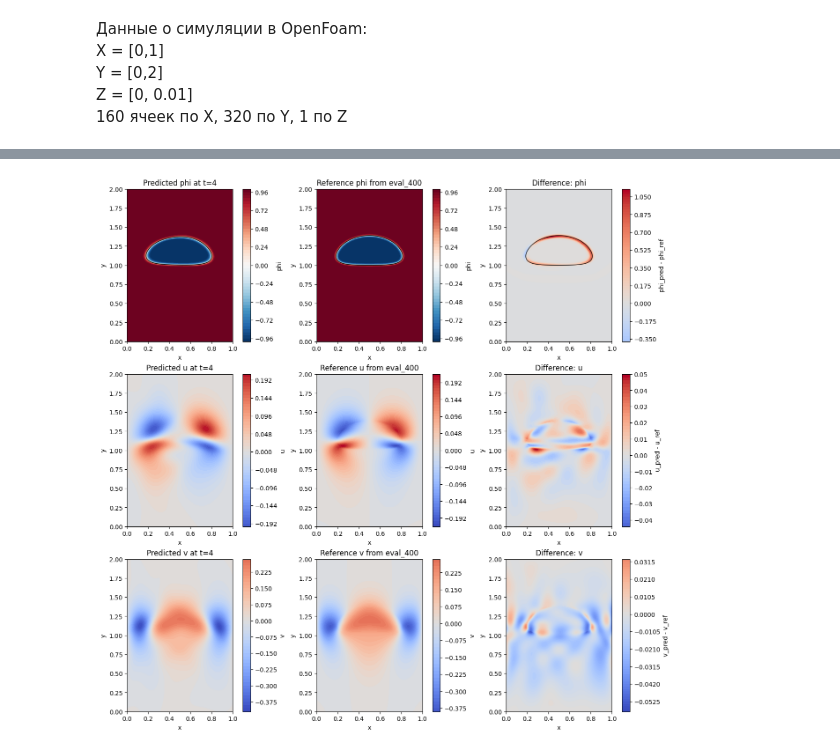
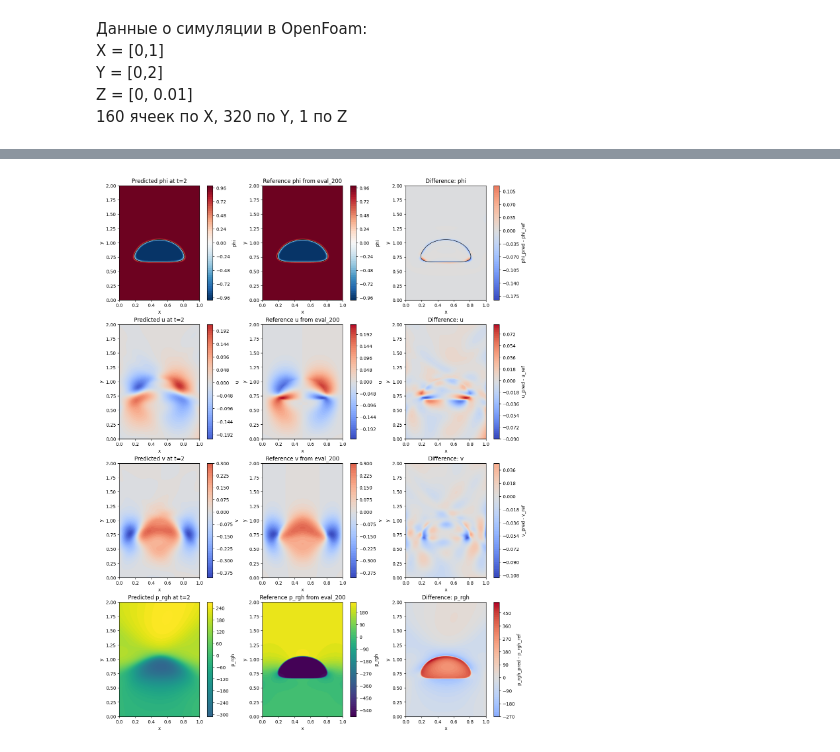
Before and after one commit to 6MIL9/diploma, a Jupyter notebook: Diploma.ipynb, the cells around one changed output, grey strips where cells are left out. Cells and saved outputs as stored; diff of their text form; code cells hidden in the pictures.

```diff
--- a/Diploma.ipynb
+++ b/Diploma.ipynb
@@ -15,7 +15,7 @@ cfg = PipelineConfig(
     phys_csv="datasets/collocation.csv",
     eval_glob="eval/eval_*.csv",
     lr_pretrain=1e-3,
-    lr_full=1e-4,
+    lr_full=5e-5,
     pretrain_epochs=200,
     flow_stage_epochs=200,
     joint_finetune_epochs=100,
@@ -26,8 +26,12 @@ cfg = PipelineConfig(
     lambda_data_pretrain=20.0,
     lambda_data_full=10.0,
     lambda_uvp_full=20.0,
-    lambda_u_supervised=1.0,
-    lambda_v_supervised=1.0,
+    lambda_pressure_gauge=1.0,
+    lambda_u_supervised=2.0,
+    lambda_v_supervised=2.0,
+    lambda_p_supervised=1.0,
+    velocity_envelope_blend=0.20,
+    full_supervision_boost_epochs=150,
     pretrain_ckpt_path="checkpoints_uvp/model_pretrain.pt",
     full_ckpt_path="checkpoints_uvp/model_full.pt",
     full_save_every=100,
@@ -45,6 +49,13 @@ cfg = PipelineConfig(
     flow_supervised_weights_dir="checkpoints_uvp/flow_supervised_weights",
     flow_supervised_latest_state_path="checkpoints_uvp/flow_supervised_state/latest.pt",
     flow_supervised_latest_history_path="checkpoints_uvp/flow_supervised_state/latest_history.json",
+    pressure_refine_save_every=50,
+    pressure_refine_state_dir="checkpoints_uvp/pressure_refine_state",
+    pressure_refine_weights_dir="checkpoints_uvp/pressure_refine_weights",
+    pressure_refine_latest_state_path="checkpoints_uvp/pressure_refine_state/latest.pt",
+    pressure_refine_latest_history_path="checkpoints_uvp/pressure_refine_state/latest_history.json",
+    pressure_refine_uv_weight=0.25,
+    pressure_refine_p_weight=8.0,
     warmup_state_dir="checkpoints_uvp/warmup_state",
     warmup_weights_dir="checkpoints_uvp/warmup_weights",
     warmup_latest_state_path="checkpoints_uvp/warmup_state/latest.pt",
@@ -230,7 +214,8 @@ RuntimeError: No history found. Run a training stage first.
 import numpy as np
 import matplotlib.pyplot as plt
 
-def plot_eval_fields(model, t_val=2, s_eval=None, eval_path=None, figsize_per_row=4.2):
+
+def plot_eval_fields(model, t_val=2, s_eval=None, eval_path=None, include_pressure=True, figsize_per_row=4.2):
     if s_eval is None:
         s_eval = S_FULL_END
     if eval_path is None:
@@ -256,6 +241,7 @@ def plot_eval_fields(model, t_val=2, s_eval=None, eval_path=None, figsize_per_ro
     x_vals, y_vals, phi_ref = field_from_eval(eval_df, "phi")
     _, _, u_ref = field_from_eval(eval_df, "U:0")
     _, _, v_ref = field_from_eval(eval_df, "U:1")
+    _, _, p_rgh_ref = field_from_eval(eval_df, "p_rgh")
 
     X_np, Y_np = np.meshgrid(x_vals, y_vals, indexing="xy")
     X = torch.as_tensor(X_np, device=DEVICE, dtype=DTYPE)
@@ -266,9 +252,10 @@ def plot_eval_fields(model, t_val=2, s_eval=None, eval_path=None, figsize_per_ro
     )
 
     with torch.no_grad():
-        u_pred_t, v_pred_t, alpha_pred_t = model_fields(model, XYT)
+        u_pred_t, v_pred_t, p_rgh_pred_t, alpha_pred_t = model_fields(model, XYT)
         u_pred = u_pred_t.reshape(len(y_vals), len(x_vals)).detach().cpu().numpy()
         v_pred = v_pred_t.reshape(len(y_vals), len(x_vals)).detach().cpu().numpy()
+        p_rgh_pred = p_rgh_pred_t.reshape(len(y_vals), len(x_vals)).detach().cpu().numpy()
         alpha_pred = alpha_pred_t.reshape(len(y_vals), len(x_vals)).detach().cpu().numpy()
         phi_pred = np.tanh(float(s_eval) * alpha_pred)
 
@@ -277,6 +264,8 @@ def plot_eval_fields(model, t_val=2, s_eval=None, eval_path=None, figsize_per_ro
         ("u", u_pred, u_ref, "coolwarm", None, False, True),
         ("v", v_pred, v_ref, "coolwarm", None, False, True),
     ]
+    if include_pressure:
+        fields.append(("p_rgh", p_rgh_pred, p_rgh_ref, "viridis", None, False, False))
 
     fig, axes = plt.subplots(len(fields), 3, figsize=(13, figsize_per_row * len(fields)), constrained_layout=True)
     if len(fields) == 1:
@@ -324,7 +313,7 @@ def plot_eval_fields(model, t_val=2, s_eval=None, eval_path=None, figsize_per_ro
 
     plt.show()
 # %%
-plot_eval_fields(model, t_val=4, s_eval=cfg.s_pretrain)
+plot_eval_fields(model, t_val=2, s_eval=cfg.s_pretrain, include_pressure=True)
 # %% [output]
-[figure, old version]
+[figure, new version]
 # %%
```
Also changed, not shown: parts of 11 cells of this notebook, 43 other files.
